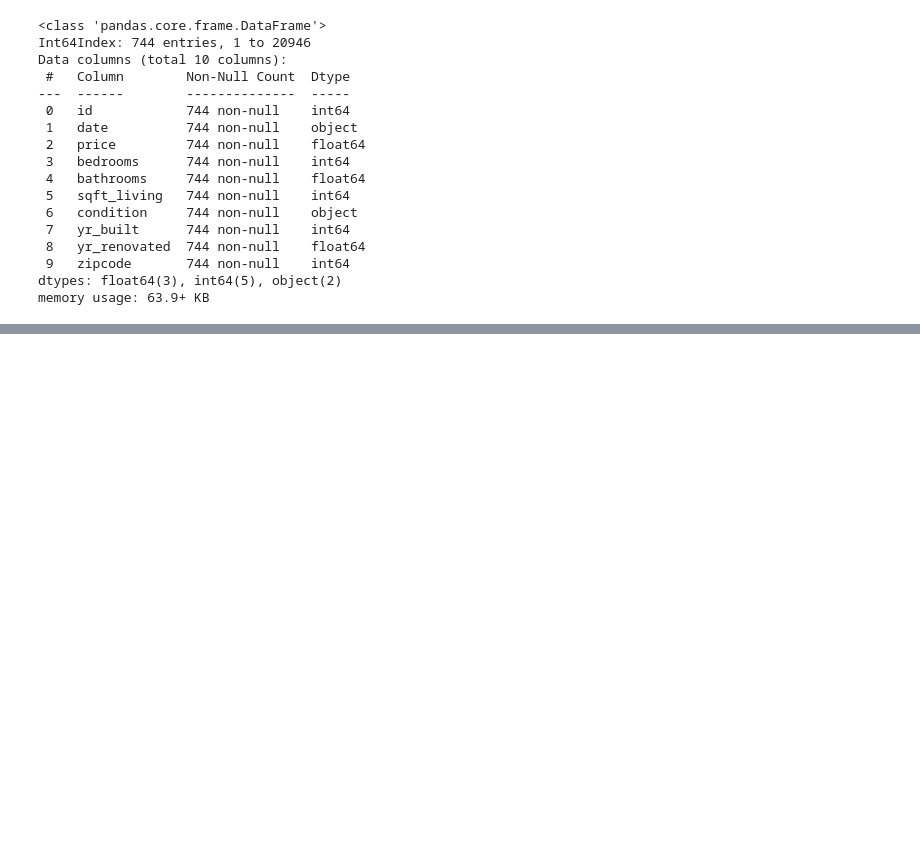
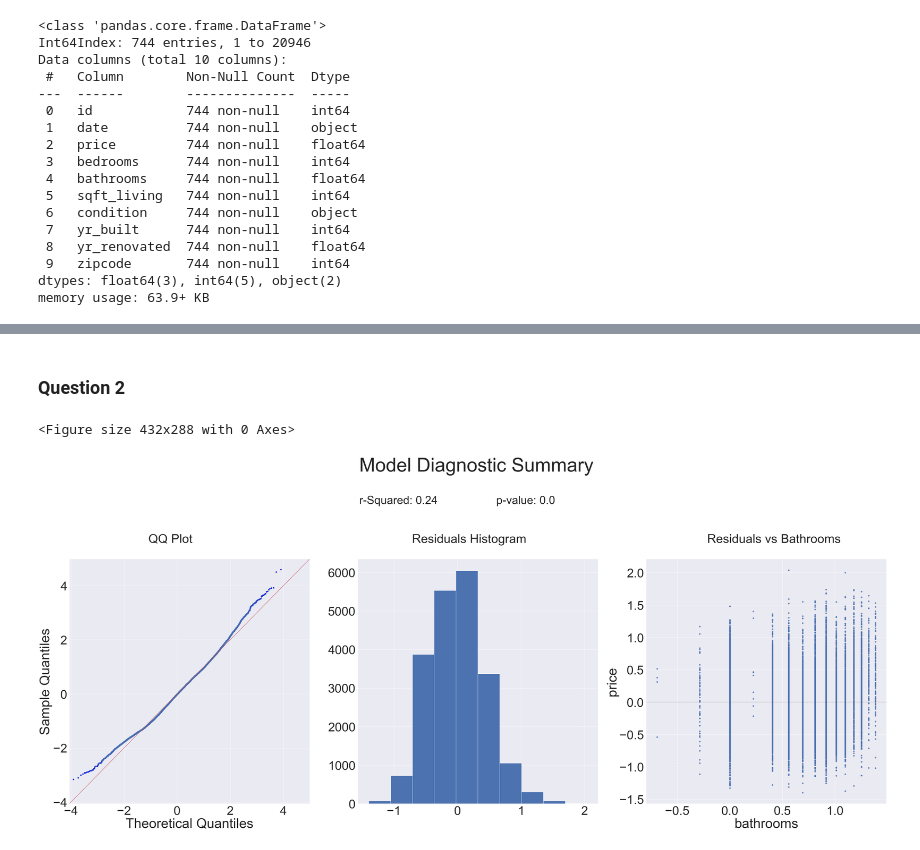
Before and after one commit to Pczo31/King-County-, a Jupyter notebook: jeff.ipynb, the cells around one changed output, grey strips where cells are left out. Cells and saved outputs as stored; diff of their text form; code cells hidden in the pictures; blank space fills up the shorter version.

```diff
--- a/jeff.ipynb
+++ b/jeff.ipynb
@@ -188,0 +310,2 @@ memory usage: 63.9+ KB
+# %% [markdown]
+### Question 2
@@ -188,0 +332,34 @@ memory usage: 63.9+ KB
+# %%
+def model_diagnostic(model, x, x_name, y):
+
+    residuals = model.resid
+
+    f = plt.figure()
+    f, axes = plt.subplots(nrows = 1, ncols = 3, sharex=False, sharey = False, figsize=(65,20), squeeze=False)
+
+    f.text(s="Model Diagnostic Summary", x=.40, y=1.15, fontsize=85, fontname='arial')
+    f.text(s="r-Squared: {r}".format(r=round(model.rsquared, 2)), x=.40, y=1.05, fontsize=50, fontname='arial')
+    f.text(s="p-value: {p}".format(p= model.f_pvalue), x=.53, y=1.05, fontsize=50, fontname='arial')
+
+    f.text(s='Residuals Histogram', x=.45, y=.93, fontsize=55, fontname='arial')
+
+    sm.graphics.qqplot(residuals, dist=stats.norm, line='45', fit=True, ax=axes[0][0])
+    plt.show;
+
+    f.text(s='QQ Plot', x=.20, y=.93, fontsize=55, fontname='arial')
+
+    axes[0][1].hist(residuals)
+    plt.show;
+
+    sns.residplot(x, y, ax=axes[0][2])
+
+    f.text(s='Residuals vs {x}'.format(x=x_name), x=.73, y=.93, fontsize=55, fontname='arial')
+    plt.tight_layout;
+    plt.show;
+# %%
+f = "price_log ~ bath_log"
+bath_model = smf.ols(formula=f, data=df_kc).fit()
+model_diagnostic(bath_model, bath_log, 'Bathrooms', price_log)
+# %% [output]
+<Figure size 432x288 with 0 Axes>
+[figure, added]
```
Also changed, not shown: parts of 18 cells of this notebook, 1 other file.
